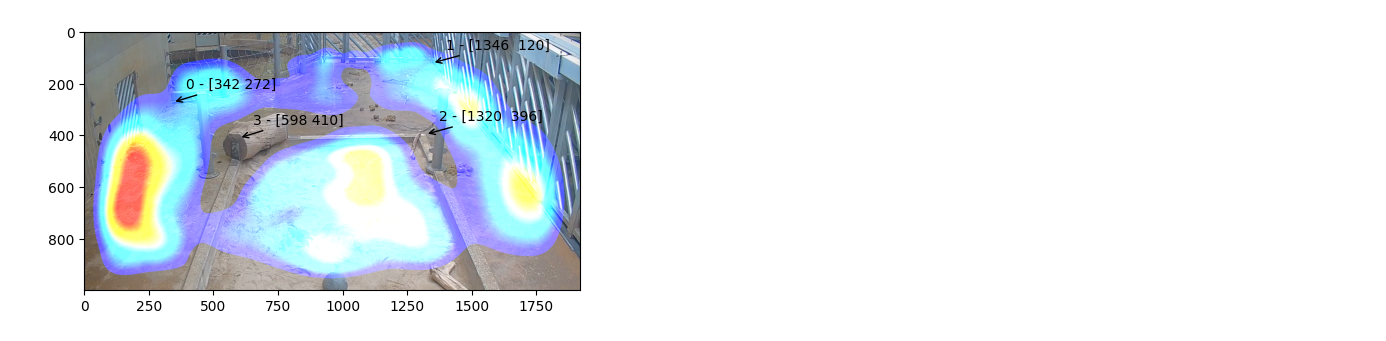
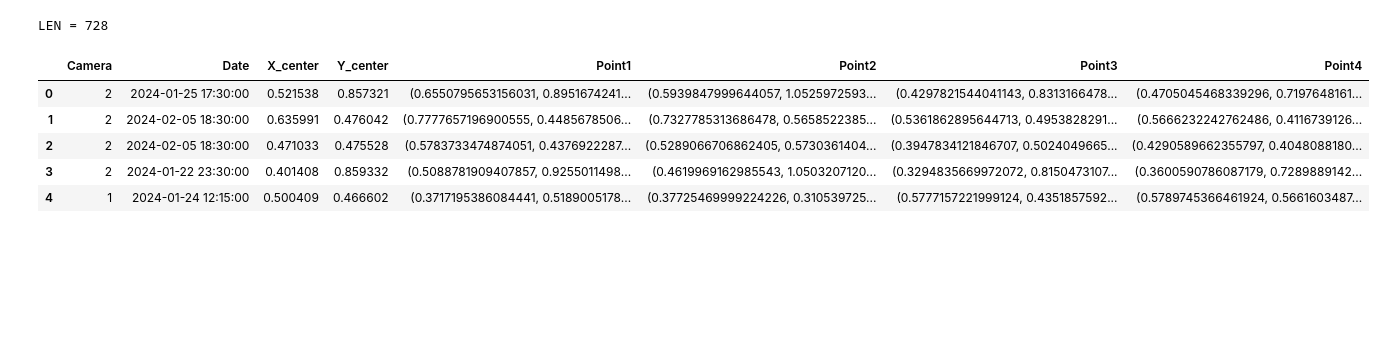
Before and after one commit to Tomasngu/BP, a Jupyter notebook: visualize/perspective_heatmap.ipynb, the cells around one changed output. Saved outputs shown, nothing was run; the diff lists cells and outputs as text; code cells hidden in the pictures; blank space fills up the shorter version.

```diff
--- a/visualize/perspective_heatmap.ipynb
+++ b/visualize/perspective_heatmap.ipynb
@@ -46,7 +33,0 @@ for i, pt in enumerate(MAP_PTS_1):
-# %%
-img = cv2.imread('heat.png')
-show(img)
-for i, pt in enumerate(IMAGE_PTS_1):
-    plt.annotate(str(i) + " - " + str(pt), xy=pt, textcoords="offset points", xytext=(10,10), arrowprops=dict(arrowstyle="->"))
-# %% [output]
-[figure, removed]
@@ -150 +57,41 @@ def transform_row2(M, x, y, width, height, map_width, map_height):
+# %%
+# H, mask = cv2.findHomography(IMAGE_PTS_1, MAP_PTS_1)
+
+df_proj_overlap = pd.DataFrame(columns=['Camera', 'Date', 'X_center', 'Y_center', 'Point1', 'Point2', 'Point3', 'Point4'])
+for index, row in df.iterrows():
+    data = {}
+    data['Camera'] = row['Camera']
+    map_width, map_height = CAMERA_to_MAP[data['Camera']]
+    H = CAMERA_to_H[data['Camera']]
+    opposing_camera = OPPOSING_CAMERA[data['Camera']]
+    data['Date'] = row['Date']
+    x, y, width, height = row['X_center'], row['Y_center'], row['Width'], row['Height']
+
+    x, y = x*IMG_WIDTH, y*IMG_HEIGHT
+    width, height = width*IMG_WIDTH, height*IMG_HEIGHT
+    # print(f'x, y, w, h = {x, y, width, height}')
+    x, y, width, height = shift(x, y, width, height)
+    x_proj, y_proj, polygon= transform_row2(H, x, y, width, height)
+
+    map_width, map_height = MAP_WIDTH12, MAP_HEIGHT12
+    polygon = [(x/map_width, y/map_height) for x, y in polygon]
+    # print(polygon)
+    data['X_center'], data['Y_center'] = x_proj/map_width, y_proj/map_height
+    for idx, col in enumerate(['Point1', 'Point2', 'Point3', 'Point4']):
+        data[col] = polygon[idx]
+    if row_exists(data['Date'], df=df_proj_overlap, opposing_camera=opposing_camera, heatmap_width=map_width, heatmap_height=map_height, curr_row=data):
+        continue
+    if data['Camera'] == 2 and random.random() > 0.35:
+        continue
+    df_proj_overlap = pd.concat([df_proj_overlap, pd.DataFrame([data])], ignore_index=True)
+print(f'LEN = {len(df_proj_overlap)}')
+df_proj_overlap.head()
+# %% [output]
+LEN = 728
+|  | Camera | Date | X_center | Y_center | Point1 | Point2 | Point3 | Point4 |
+| 0 | 2 | 2024-01-25 17:30:00 | 0.521538 | 0.857321 | (0.6550795653156031, 0.8951674241... | (0.5939847999644057, 1.0525972593... | (0.4297821544041143, 0.8313166478... | (0.4705045468339296, 0.7197648161... |
+| 1 | 2 | 2024-02-05 18:30:00 | 0.635991 | 0.476042 | (0.7777657196900555, 0.4485678506... | (0.7327785313686478, 0.5658522385... | (0.5361862895644713, 0.4953828291... | (0.5666232242762486, 0.4116739126... |
+| 2 | 2 | 2024-02-05 18:30:00 | 0.471033 | 0.475528 | (0.5783733474874051, 0.4376922287... | (0.5289066706862405, 0.5730361404... | (0.3947834121846707, 0.5024049665... | (0.4290589662355797, 0.4048088180... |
+| 3 | 2 | 2024-01-22 23:30:00 | 0.401408 | 0.859332 | (0.5088781909407857, 0.9255011498... | (0.4619969162985543, 1.0503207120... | (0.3294835669972072, 0.8150473107... | (0.3600590786087179, 0.7289889142... |
+| 4 | 1 | 2024-01-24 12:15:00 | 0.500409 | 0.466602 | (0.3717195386084441, 0.5189005178... | (0.37725469999224226, 0.310539725... | (0.5777157221999124, 0.4351857592... | (0.5789745366461924, 0.5661603487... |
 # %%
```
Also changed, not shown: parts of 18 cells of this notebook, 11 other files.
